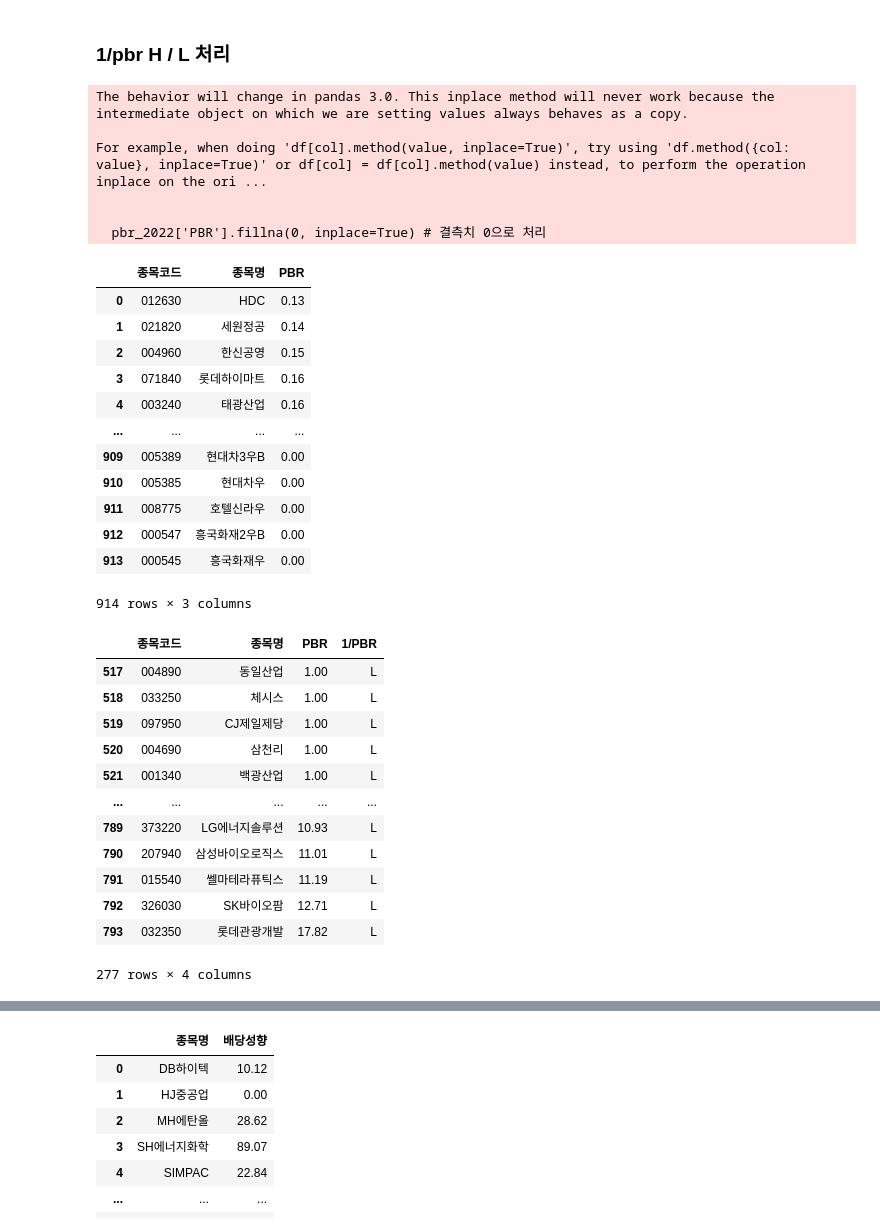
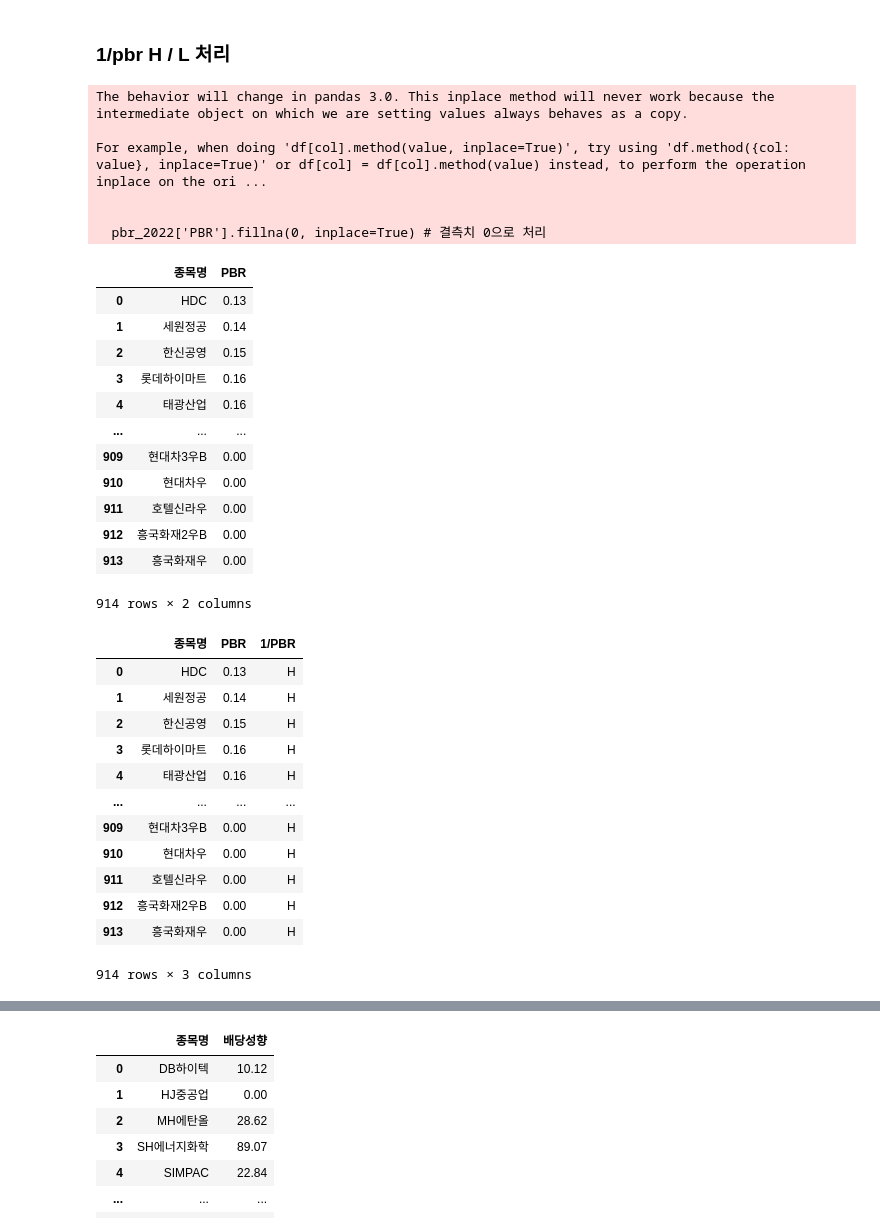
Before and after one commit to minxzzy/hackathon, a Jupyter notebook: need.ipynb, the cells around one changed output, grey strips where cells are left out. Saved outputs shown, nothing was run; the diff lists cells and outputs as text; code cells hidden in the pictures.

```diff
--- a/need.ipynb
+++ b/need.ipynb
@@ -107,7 +107,7 @@ comp
 ### 1/pbr H / L 처리
 # %%
 pbr_2022 = pd.read_csv('csv/2022_pbr.csv', encoding='CP949')
-pbr_2022.drop(columns=['종가','대비','등락률','EPS','PER','선행 EPS','선행 PER','BPS','주당배당금','배당수익률'], inplace=True)
+pbr_2022.drop(columns=['종목코드','종가','대비','등락률','EPS','PER','선행 EPS','선행 PER','BPS','주당배당금','배당수익률'], inplace=True)
 pbr_2022 = pbr_2022.sort_values(by=['PBR'], ascending=[True]).reset_index(drop=True)
 
 pbr_2022['PBR'].fillna(0, inplace=True) # 결측치 0으로 처리
@@ -121,34 +121,35 @@ For example, when doing 'df[col].method(value, inplace=True)', try using 'df.met
 
 
   pbr_2022['PBR'].fillna(0, inplace=True) # 결측치 0으로 처리
-|  | 종목코드 | 종목명 | PBR |
-| 0 | 012630 | HDC | 0.13 |
-| 1 | 021820 | 세원정공 | 0.14 |
-| 2 | 004960 | 한신공영 | 0.15 |
-| 3 | 071840 | 롯데하이마트 | 0.16 |
-| 4 | 003240 | 태광산업 | 0.16 |
-| ... | ... | ... | ... |
-| 909 | 005389 | 현대차3우B | 0.00 |
-| 910 | 005385 | 현대차우 | 0.00 |
-| 911 | 008775 | 호텔신라우 | 0.00 |
-| 912 | 000547 | 흥국화재2우B | 0.00 |
-| 913 | 000545 | 흥국화재우 | 0.00 |
+|  | 종목명 | PBR |
+| 0 | HDC | 0.13 |
+| 1 | 세원정공 | 0.14 |
+| 2 | 한신공영 | 0.15 |
+| 3 | 롯데하이마트 | 0.16 |
+| 4 | 태광산업 | 0.16 |
+| ... | ... | ... |
+| 909 | 현대차3우B | 0.00 |
+| 910 | 현대차우 | 0.00 |
+| 911 | 호텔신라우 | 0.00 |
+| 912 | 흥국화재2우B | 0.00 |
+| 913 | 흥국화재우 | 0.00 |
-914 rows × 3 columns
+914 rows × 2 columns
 # %%
 pbr_2022['1/PBR'] = pbr_2022['PBR'].apply(lambda x : 'H' if x < 1 else 'L')
 # pbr_2022['1/PBR'].value_counts()
 # pbr_2022[pbr_2022['1/PBR'] == 'L']
+pbr_2022
 # %% [output]
-|  | 종목코드 | 종목명 | PBR | 1/PBR |
-| 517 | 004890 | 동일산업 | 1.00 | L |
-| 518 | 033250 | 체시스 | 1.00 | L |
-| 519 | 097950 | CJ제일제당 | 1.00 | L |
-| 520 | 004690 | 삼천리 | 1.00 | L |
-| 521 | 001340 | 백광산업 | 1.00 | L |
-| ... | ... | ... | ... | ... |
-| 789 | 373220 | LG에너지솔루션 | 10.93 | L |
-| 790 | 207940 | 삼성바이오로직스 | 11.01 | L |
-| 791 | 015540 | 쎌마테라퓨틱스 | 11.19 | L |
-| 792 | 326030 | SK바이오팜 | 12.71 | L |
-| 793 | 032350 | 롯데관광개발 | 17.82 | L |
+|  | 종목명 | PBR | 1/PBR |
+| 0 | HDC | 0.13 | H |
+| 1 | 세원정공 | 0.14 | H |
+| 2 | 한신공영 | 0.15 | H |
+| 3 | 롯데하이마트 | 0.16 | H |
+| 4 | 태광산업 | 0.16 | H |
+| ... | ... | ... | ... |
+| 909 | 현대차3우B | 0.00 | H |
+| 910 | 현대차우 | 0.00 | H |
+| 911 | 호텔신라우 | 0.00 | H |
+| 912 | 흥국화재2우B | 0.00 | H |
+| 913 | 흥국화재우 | 0.00 | H |
-277 rows × 4 columns
+914 rows × 3 columns
```
Also changed, not shown: parts of 10 cells of this notebook.
